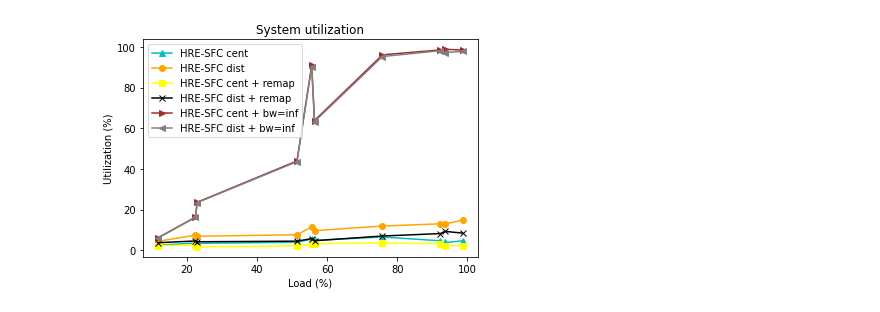
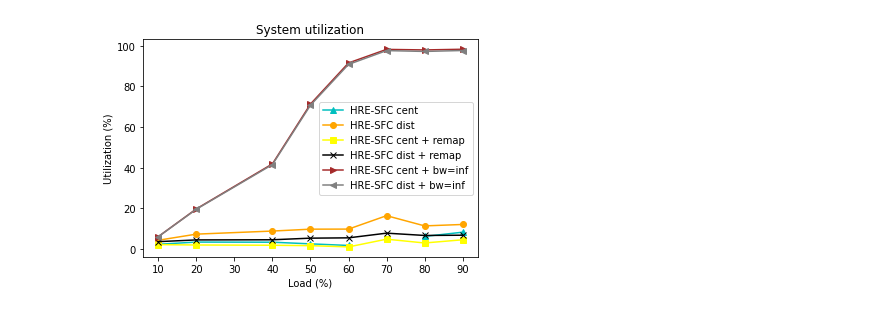
Before and after one commit to future-internet-lab/cloud-resource-allocation-simulator, a Jupyter notebook: all_chart.ipynb, the cells around one changed output. Drawn from its saved outputs; the diff is of its cells as text; code cells hidden in the pictures.

```diff
--- a/all_chart.ipynb
+++ b/all_chart.ipynb
@@ -7,12 +7,16 @@ COLUMN_TIME = 1
 COLUMN_ACTION = 2
 COLUMN_NVNFS = 5
 COLUMN_UTIL = 9
+COLUMN_MIGRATION = 10
 COLUMN_POWER = 12
 COLUMN_PPERSFC = 13
 COLUMN_ACTIVE_SERVER = 14
 
+markers = ["^","o","s","x",">","<","*","+"]
+colors = ["c","orange","yellow","black","brown","gray","r","b"]
+
 def open_data():
-    folder_name = 'results/4_2_120_420_1090_600/'
+    folder_name = 'results/4_2_120_420_1090_700/'
     result = []
     label = []
 
@@ -43,7 +47,25 @@ def open_data():
 
     return result, label
 
-def Figure1(data_id = None):
+def round_load(load, ydata):
+    new_data = [0]*10
+    count = [0]*10
+    for i in range(len(load)):
+        if load[i] < 10: itr = 0
+        else:
+            itr = round(load[i]/10)-1
+        count[itr] += 1
+        new_data[itr] += ydata[i]
+    result_load = []
+    result_y = []
+    for i in range(len(count)):
+        if count[i] > 0:
+            result_load.append((i+1)*10)
+            result_y.append(new_data[i]/count[i])
+
+    return result_load, result_y
+
+def Figure1(data_id = None, round = False):
     """Acceptance ratio:
 
     Load (%) - Acceptance Ratio (%)
@@ -70,11 +92,13 @@ def Figure1(data_id = None):
                 drop[t] += 1
         load = np.array(N_vnf)/np.array([10]*len(N_vnf))
         acceptance = (np.array(deploy))*100/(np.array(deploy)+np.array(drop))
-        plt.plot(load[np.argsort(load)], acceptance[np.argsort(load)], marker=marker, color=color, label=label)
+        if round == False:
+            plt.plot(load[np.argsort(load)], acceptance[np.argsort(load)], marker=marker, color=color, label=label)
+        else:
+            load, acceptance = round_load(load,acceptance)
+            plt.plot(load, acceptance, marker=marker, color=color, label=label)
 
     fig, ax = plt.subplots()
-    markers = ["^","o","s","x",">","<","*","+"]
-    colors = ["c","orange","yellow","black","brown","gray","r","b"]
 
     if data_id == None:
         for itr in range(len(data)):
@@ -89,7 +113,7 @@ def Figure1(data_id = None):
     ax.legend()
     plt.show()
 
-def Figure2(data_id = None):
+def Figure2(data_id = None, round = False):
     """System utilization:
 
     Load (%) - Utilization (%)
@@ -115,11 +139,13 @@ def Figure2(data_id = None):
                 n_util[t] += 1
         load = np.array(N_vnf)/np.array([10]*len(N_vnf))
         utilization = np.array(util)/np.array(n_util)
-        plt.plot(load[np.argsort(load)], utilization[np.argsort(load)], marker=marker, color=color, label=label)
+        if round == False:
+            plt.plot(load[np.argsort(load)], utilization[np.argsort(load)], marker=marker, color=color, label=label)
+        else:
+            load, utilization = round_load(load,utilization)
+            plt.plot(load, utilization, marker=marker, color=color, label=label)
 
     fig, ax = plt.subplots()
-    markers = ["^","o","s","x",">","<","*","+"]
-    colors = ["c","orange","yellow","black","brown","gray","r","b"]
 
     if data_id == None:
         for itr in range(len(data)):
@@ -156,8 +182,6 @@ def Figure3(data_id = None):
         plt.plot([(i+1)*10 for i in range(len(power))], power, marker=marker, color=color, label=label)
 
     fig, ax = plt.subplots()
-    markers = ["^","o","s","x",">","<","*","+"]
-    colors = ["c","orange","yellow","black","brown","gray","r","b"]
 
     if data_id == None:
         for itr in range(len(data)):
@@ -194,8 +218,6 @@ def Figure4(data_id = None):
         plt.plot([(i+1)*10 for i in range(len(power))], power, marker=marker, color=color, label=label)
 
     fig, ax = plt.subplots()
-    markers = ["^","o","s","x",">","<","*","+"]
-    colors = ["c","orange","yellow","black","brown","gray","r","b"]
 
     if data_id == None:
         for itr in range(len(data)):
@@ -232,8 +254,6 @@ def Figure5(data_id = None):
         plt.plot([(i+1)*10 for i in range(len(number))], number, marker=marker, color=color, label=label)
 
     fig, ax = plt.subplots()
-    markers = ["^","o","s","x",">","<","*","+"]
-    colors = ["c","orange","yellow","black","brown","gray","r","b"]
 
     if data_id == None:
         for itr in range(len(data)):
@@ -248,10 +268,52 @@ def Figure5(data_id = None):
     ax.legend()
     plt.show()
 
+def Figure6(start_time,end_time,time_format='hour',data_id = None,):
+    """Fluctuation of system utilization:
+
+    Time (hour) - Utilization (%)
+
+    start_time, end_time: Thời gian bắt đầu và kết thúc
+
+    time_format: Định dạng thời gian của start_time và end_time, có giá trị là 'hour' và 'minute'. Mặc định là 'hour'
+    """
+    data, name = open_data()
+    if time_format == 'hour':
+        start_time = start_time*60
+        end_time = end_time*60
+
+    def plottable(data, marker, color, label):
+        time = []
+        util = []
+        for row in data:
+            if row[1] == 'time' or int(row[COLUMN_TIME]) < start_time or int(row[COLUMN_TIME]) > end_time or row[COLUMN_ACTION] == 'create' or row[COLUMN_UTIL] == '-': continue
+            else:
+                time.append(int(row[COLUMN_TIME]))
+                util.append(float(row[COLUMN_UTIL]))
+
+        plt.plot(np.array(time)/60, np.array(util), marker=marker, color=color, label=label)
+
+    fig, ax = plt.subplots()
+
+    if data_id == None:
+        for itr in range(len(data)):
+            plottable(data[itr], marker=markers[itr], color=colors[itr], label=name[itr])
+    else:
+        for itr in data_id:
+            plottable(data[itr], marker=markers[itr], color=colors[itr], label=name[itr])
+
+    plt.xlabel("Time (hour)")
+    plt.ylabel("Utilization (%)")
+    ax.set_title("Fluctuation of system utilization")
+    ax.legend()
+    plt.show()
+
+
 if __name__ == "__main__":
-    Figure1()
-    Figure2()
+    Figure1(round=True)
+    Figure2(round=True)
     Figure3([0,1,2,3])
     Figure4([0,1,2,3])
     Figure5([0,1,2,3])
+    Figure6(start_time=0,end_time=6,data_id=[0,2])
 # %% [output]
@@ -259 +321 @@ if __name__ == "__main__":
-[figure, old version]
+[figure, new version]
```
Also changed, not shown: parts of 1 cell of this notebook.
